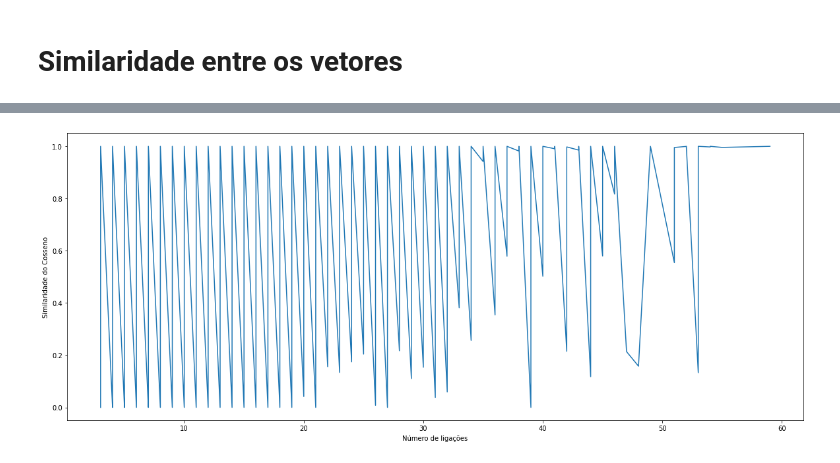
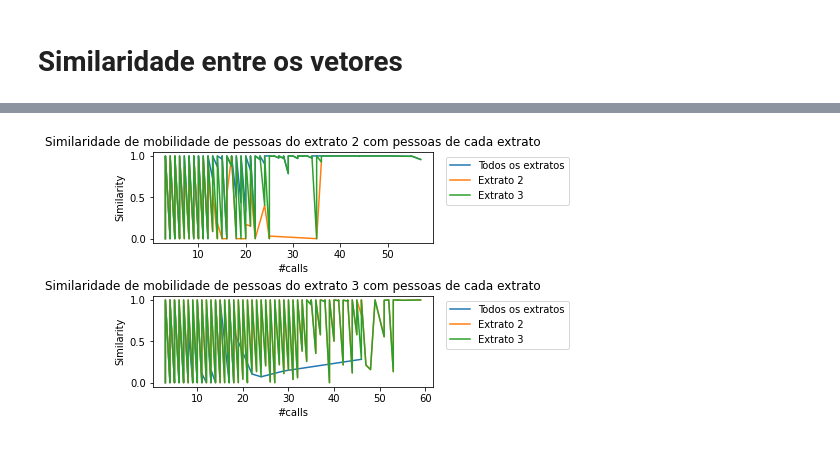
Before and after one commit to ghmc91/Projeto_Mestrado, a Jupyter notebook: Location_Matrix.ipynb, the cells around one changed output, grey strips where cells are left out. Drawn from its saved outputs; the diff is of its cells as text; code cells hidden in the pictures.

```diff
--- a/Location_Matrix.ipynb
+++ b/Location_Matrix.ipynb
@@ -172,7 +240,4 @@ dt_3 = calculate_cosine_similarity(trajectory_vector_3, dict_edge)
 # %%
-def dict_to_dataframe(new_dict):
-    df_edges = pd.DataFrame.from_dict(new_dict, orient='index')
-    df_edges = df_edges.reset_index()
-    df_edges.rename(columns={'level_0': 'user_0', 'level_1': 'user_1'}, inplace=True)
-    df_edges = df_edges.sort_values(['numcalls', 'Cosine_Similarity'])
-    return df_edges
+df_similarity_num_calls = pd.DataFrame.from_dict(dicts, orient='index').reset_index()
+df_similarity_num_calls.rename(columns={'level_0': 'Node_1', 'level_1': 'Node_2'}, inplace=True)
+df_similarity_num_calls.sample(5)
@@ -198,5 +250,0 @@ plot_numcalls_similarity(df_2)
-# %%
-df_3 = dict_to_dataframe(dt_3)
-plot_numcalls_similarity(df_3)
-# %% [output]
-[figure, removed]
@@ -202,0 +263,54 @@ plot_numcalls_similarity(df_3)
+# %%
+def sort_dataframes(dfs):
+    new_df = []
+    for df in dfs:
+        df = df.groupby(['Cosine_Similarity','numcalls']).first().reset_index()
+        df = df.sort_values(by=['numcalls', 'Cosine_Similarity'])
+        new_df.append(df)
+    return new_df
+df = sort_dataframes([df_2_and_2,df_2_and_3,df_2_and_all,df_3_and_2, df_3_and_3, df_3_and_all])
+# %%
+x1 = df[0]['numcalls'].to_numpy()
+y1 = df[0]['Cosine_Similarity'].to_numpy()
+
+x2 = df[1]['numcalls'].to_numpy()
+y2 = df[1]['Cosine_Similarity'].to_numpy()
+
+x3 = df[2]['numcalls'].to_numpy()
+y3 = df[2]['Cosine_Similarity'].to_numpy()
+
+_x1 = df[3]['numcalls'].to_numpy()
+_y1 = df[3]['Cosine_Similarity'].to_numpy()
+
+_x2 = df[4]['numcalls'].to_numpy()
+_y2 = df[4]['Cosine_Similarity'].to_numpy()
+
+_x3 = df[5]['numcalls'].to_numpy()
+_y3 = df[5]['Cosine_Similarity'].to_numpy()
+
+fig, (ax1, ax2) = plt.subplots(2,1, constrained_layout=True)
+
+ax1.plot(x1, y1, label='Todos os extratos')
+ax1.plot(x2, y2, label='Extrato 2')
+ax1.plot(x3, y3, label='Extrato 3')
+
+ax1.set_xlabel('#calls')
+ax1.set_ylabel('Similarity')
+
+ax1.set_title('Similaridade de mobilidade de pessoas do extrato 2 com pessoas de cada extrato')
+ax1.legend(loc="upper right", bbox_to_anchor=(1.5, 1))
+
+ax2.plot(_x1, _y1, label='Todos os extratos')
+ax2.plot(_x2, _y2, label='Extrato 2')
+ax2.plot(_x3, _y3, label='Extrato 3')
+
+ax2.set_xlabel('#calls')
+ax2.set_ylabel('Similarity')
+
+ax2.set_title('Similaridade de mobilidade de pessoas do extrato 3 com pessoas de cada extrato')
+ax2.legend(loc="upper right", bbox_to_anchor=(1.5, 1))
+
+
+plt.show()
+# %% [output]
+[figure, added]
```
Also changed, not shown: parts of 23 cells of this notebook, 16 other files.
